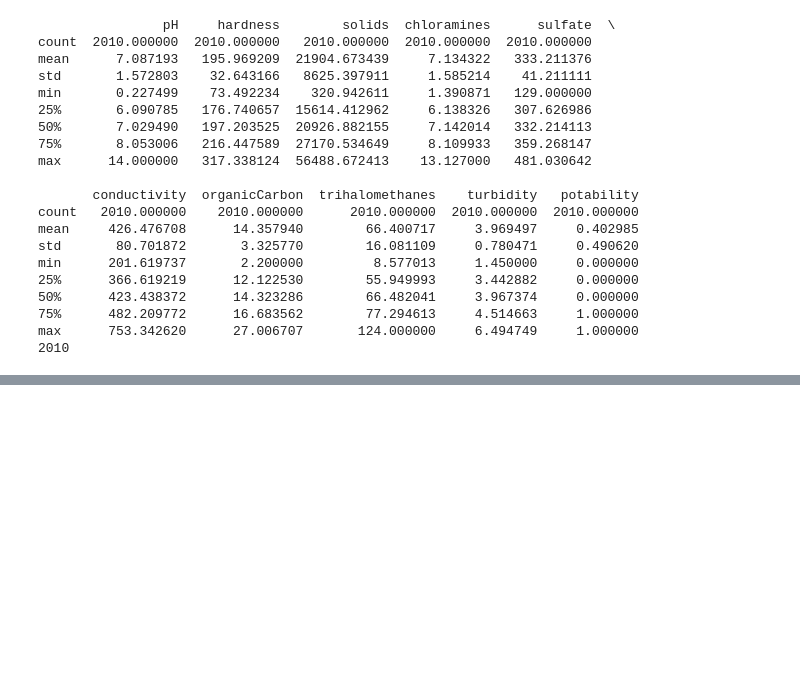
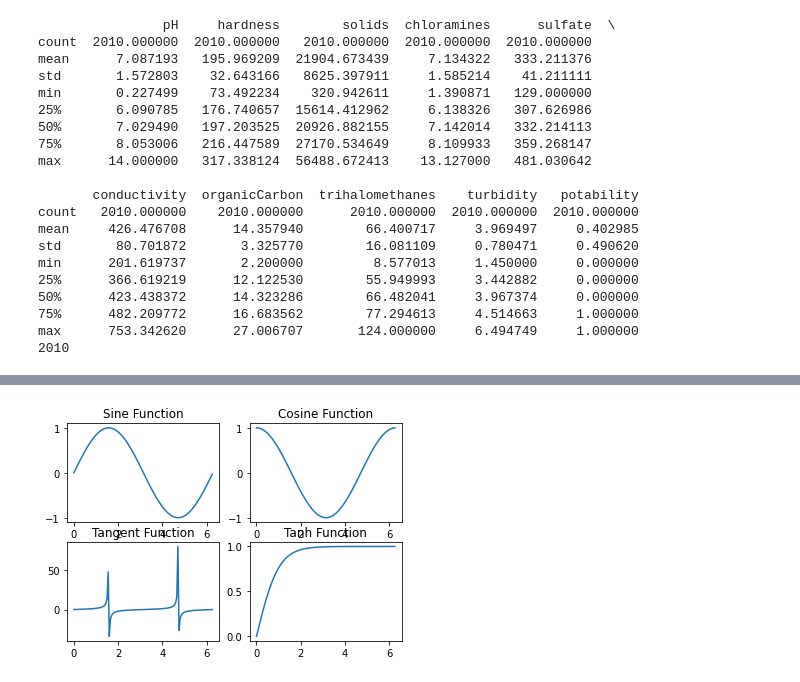
Before and after one commit to LordGedelicious/Tugas-Besar-Probstat-, a Jupyter notebook: main.ipynb, the cells around one changed output, grey strips where cells are left out. Saved outputs shown, nothing was run; the diff lists cells and outputs as text; code cells hidden in the pictures; blank space fills up the shorter version.

```diff
--- a/main.ipynb
+++ b/main.ipynb
@@ -81,0 +124,39 @@ Kurtosis: -0.049830796949249745
+# %%
+# importing libraries
+import matplotlib.pyplot as plt
+import numpy as np
+import math
+
+# Get the angles from 0 to 2 pie (360 degree) in narray object
+X = np.arange(0, math.pi*2, 0.05)
+
+# Using built-in trigonometric function we can directly plot
+# the given cosine wave for the given angles
+Y1 = np.sin(X)
+Y2 = np.cos(X)
+Y3 = np.tan(X)
+Y4 = np.tanh(X)
+
+# Initialise the subplot function using number of rows and columns
+figure, axis = plt.subplots(2, 2)
+
+# For Sine Function
+axis[0, 0].plot(X, Y1)
+axis[0, 0].set_title("Sine Function")
+
+# For Cosine Function
+axis[0, 1].plot(X, Y2)
+axis[0, 1].set_title("Cosine Function")
+
+# For Tangent Function
+axis[1, 0].plot(X, Y3)
+axis[1, 0].set_title("Tangent Function")
+
+# For Tanh Function
+axis[1, 1].plot(X, Y4)
+axis[1, 1].set_title("Tanh Function")
+
+# Combine all the operations and display
+plt.show()
+# %% [output]
+[figure, added]
```
Also changed, not shown: parts of 3 cells of this notebook.
